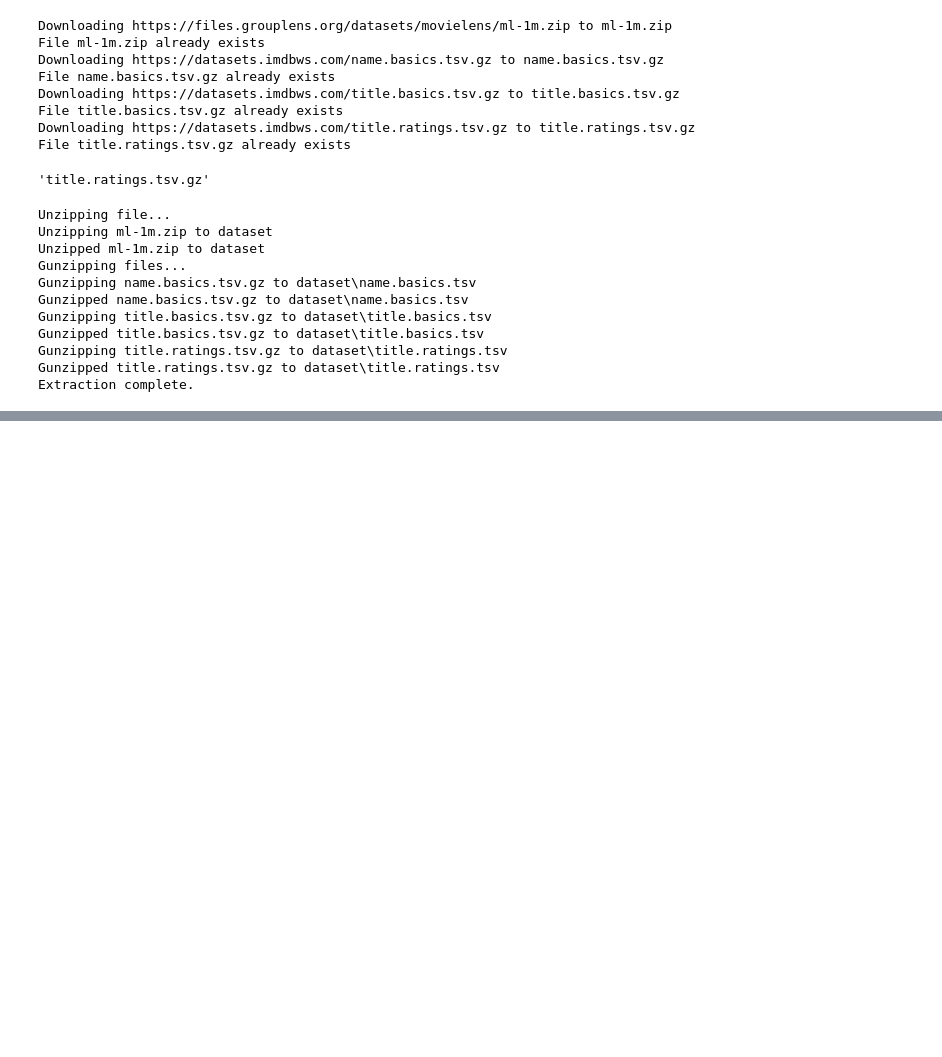
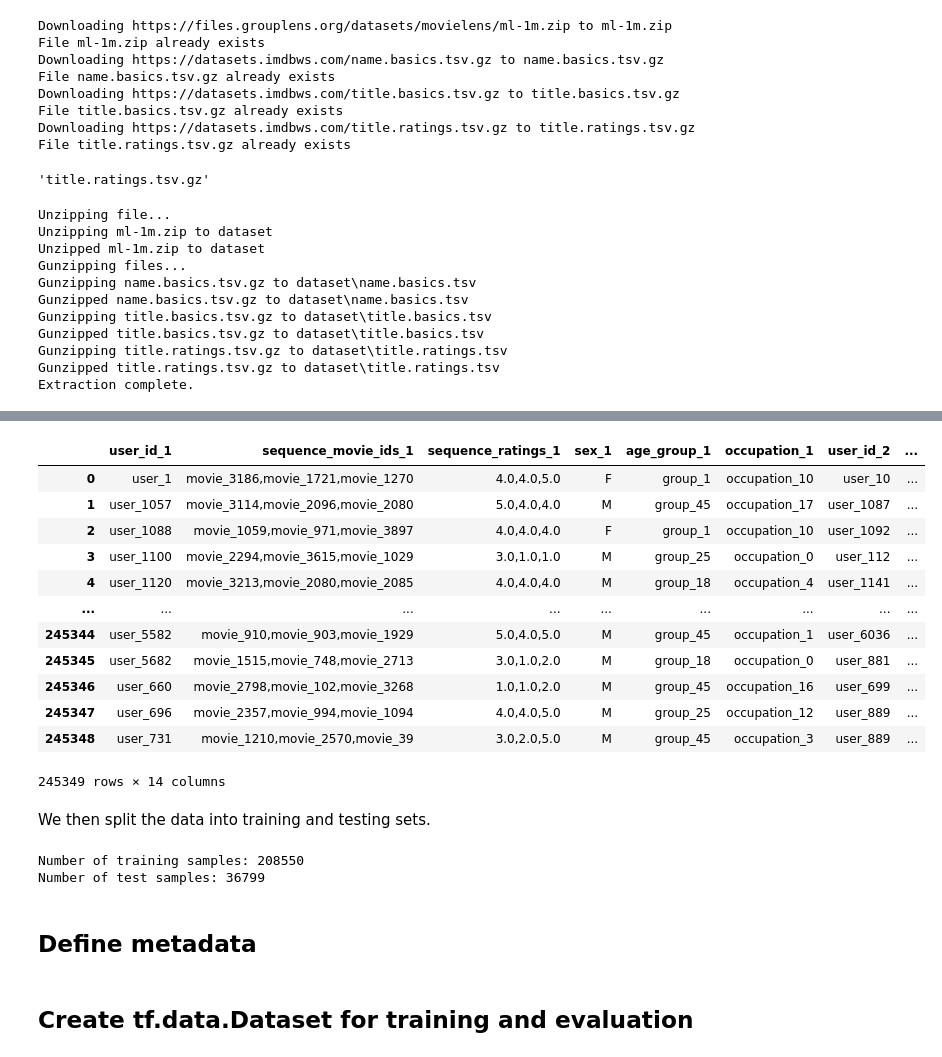
Before and after one commit to chuklee/recommender_system, a Jupyter notebook: main.ipynb, the cells around one changed output, grey strips where cells are left out. Drawn from its saved outputs; the diff is of its cells as text; code cells hidden in the pictures; blank space fills up the shorter version.

```diff
--- a/main.ipynb
+++ b/main.ipynb
@@ -623,0 +360,11 @@ Recommended Movie Embeddings: [array([0.5, 0.6, 0.7]), array([0.2, 0.3, 0.4]), a
+# %%
+ratings_group = ratings.sort_values(by=["unix_timestamp"]).groupby("user_id")
+
+ratings_data = pd.DataFrame(
+    data={
+        "user_id": list(ratings_group.groups.keys()),
+        "movie_ids": list(ratings_group.movie_id.apply(list)),
+        "ratings": list(ratings_group.rating.apply(list)),
+        "timestamps": list(ratings_group.unix_timestamp.apply(list)),
+    }
+)
@@ -623,0 +403,22 @@ Recommended Movie Embeddings: [array([0.5, 0.6, 0.7]), array([0.2, 0.3, 0.4]), a
+# %%
+ratings_data_movies = ratings_data[["user_id", "movie_ids"]].explode(
+    "movie_ids", ignore_index=True
+)
+ratings_data_rating = ratings_data[["ratings"]].explode("ratings", ignore_index=True)
+ratings_data_transformed = pd.concat([ratings_data_movies, ratings_data_rating], axis=1)
+ratings_data_transformed = ratings_data_transformed.join(
+    users.set_index("user_id"), on="user_id"
+)
+ratings_data_transformed.movie_ids = ratings_data_transformed.movie_ids.apply(
+    lambda x: ",".join([str(v) if v is not None else "" for v in x])
+)
+ratings_data_transformed.ratings = ratings_data_transformed.ratings.apply(
+    lambda x: ",".join([str(v) if v is not None else "" for v in x])
+)
+
+del ratings_data_transformed["zip_code"]
+
+ratings_data_transformed.rename(
+    columns={"movie_ids": "sequence_movie_ids", "ratings": "sequence_ratings"},
+    inplace=True,
+)
@@ -623,0 +515,35 @@ Recommended Movie Embeddings: [array([0.5, 0.6, 0.7]), array([0.2, 0.3, 0.4]), a
+# %%
+paired_data
+# %% [output]
+|  | user_id_1 | sequence_movie_ids_1 | sequence_ratings_1 | sex_1 | age_group_1 | occupation_1 | user_id_2 | ... |
+| 0 | user_1 | movie_3186,movie_1721,movie_1270 | 4.0,4.0,5.0 | F | group_1 | occupation_10 | user_10 | ... |
+| 1 | user_1057 | movie_3114,movie_2096,movie_2080 | 5.0,4.0,4.0 | M | group_45 | occupation_17 | user_1087 | ... |
+| 2 | user_1088 | movie_1059,movie_971,movie_3897 | 4.0,4.0,4.0 | F | group_1 | occupation_10 | user_1092 | ... |
+| 3 | user_1100 | movie_2294,movie_3615,movie_1029 | 3.0,1.0,1.0 | M | group_25 | occupation_0 | user_112 | ... |
+| 4 | user_1120 | movie_3213,movie_2080,movie_2085 | 4.0,4.0,4.0 | M | group_18 | occupation_4 | user_1141 | ... |
+| ... | ... | ... | ... | ... | ... | ... | ... | ... |
+| 245344 | user_5582 | movie_910,movie_903,movie_1929 | 5.0,4.0,5.0 | M | group_45 | occupation_1 | user_6036 | ... |
+| 245345 | user_5682 | movie_1515,movie_748,movie_2713 | 3.0,1.0,2.0 | M | group_18 | occupation_0 | user_881 | ... |
+| 245346 | user_660 | movie_2798,movie_102,movie_3268 | 1.0,1.0,2.0 | M | group_45 | occupation_16 | user_699 | ... |
+| 245347 | user_696 | movie_2357,movie_994,movie_1094 | 4.0,4.0,5.0 | M | group_25 | occupation_12 | user_889 | ... |
+| 245348 | user_731 | movie_1210,movie_2570,movie_39 | 3.0,2.0,5.0 | M | group_45 | occupation_3 | user_889 | ... |
+245349 rows × 14 columns
+# %% [markdown]
+We then split the data into training and testing sets.
+# %%
+# Split the paired data into train and test sets
+random_selection = np.random.rand(len(paired_data)) <= 0.85
+train_data = paired_data[random_selection]
+test_data = paired_data[~random_selection]
+
+# Save the train and test data to CSV files
+train_data.to_csv(os.path.join(EXTRACT_DIR, "train_paired_data.csv"), index=False, sep="|")
+test_data.to_csv(os.path.join(EXTRACT_DIR, "test_paired_data.csv"), index=False, sep="|")
+
+print(f"Number of training samples: {len(train_data)}")
+print(f"Number of test samples: {len(test_data)}")
+# %% [output]
+Number of training samples: 208550
+Number of test samples: 36799
+# %% [markdown]
+## Define metadata
@@ -623,0 +568,2 @@ Recommended Movie Embeddings: [array([0.5, 0.6, 0.7]), array([0.2, 0.3, 0.4]), a
+# %% [markdown]
+## Create tf.data.Dataset for training and evaluation
```
Also changed, not shown: parts of 68 cells of this notebook, 2 other files.
